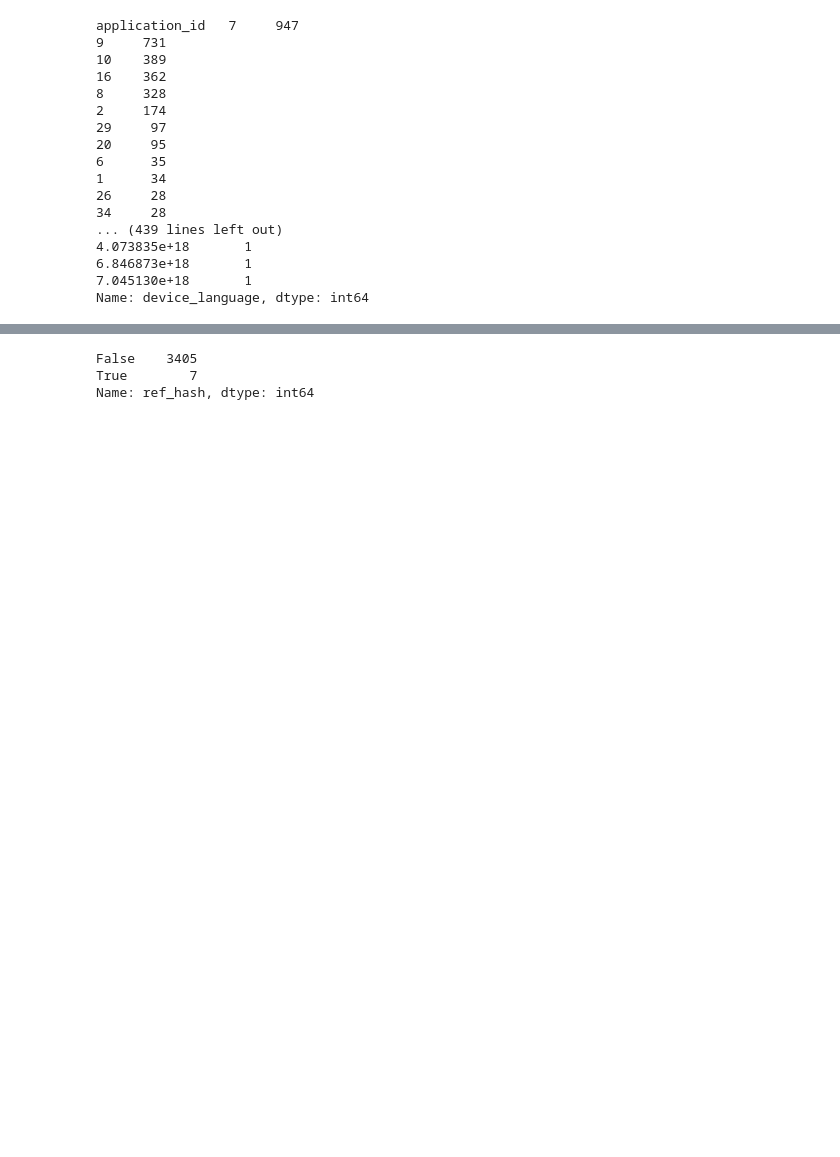
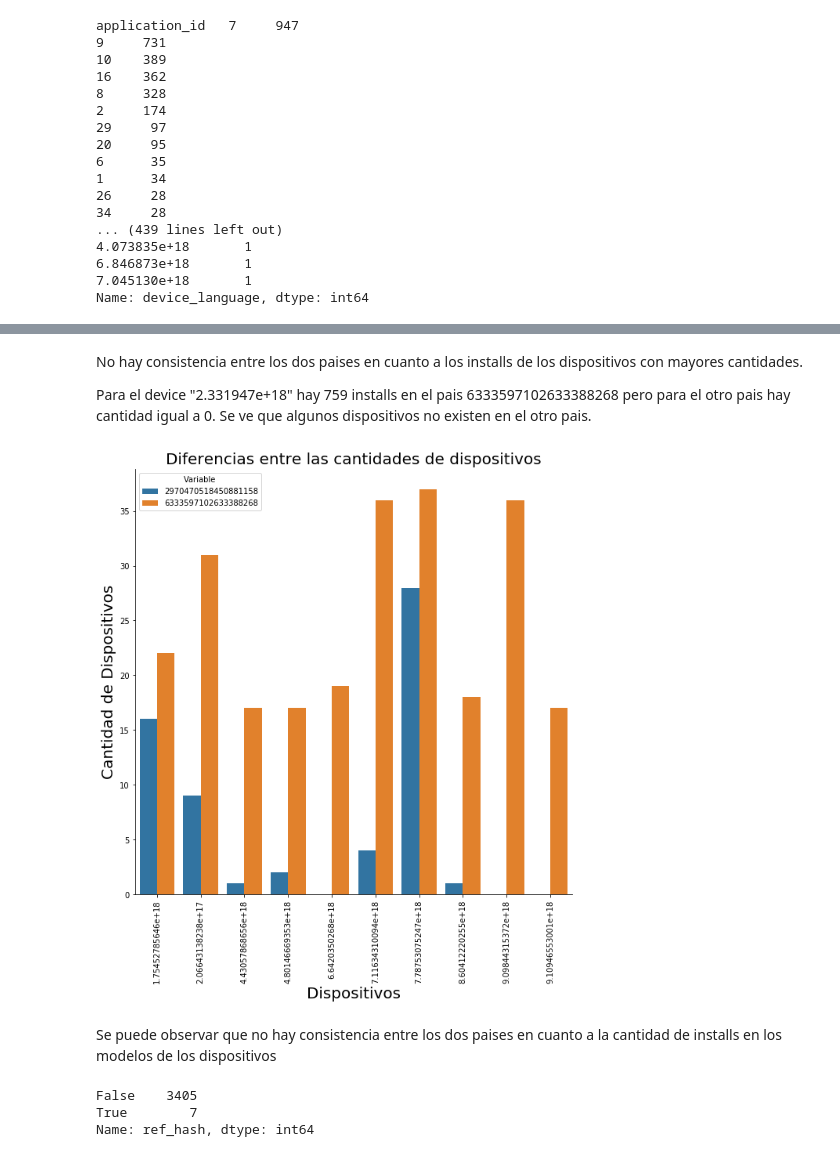
Before and after one commit to MartinRosasSommer/Datos2019, a Jupyter notebook: Analisis 1.ipynb, the cells around one changed output, grey strips where cells are left out. Drawn from its saved outputs; the diff is of its cells as text; code cells hidden in the pictures; blank space fills up the shorter version.

```diff
--- a/Analisis 1.ipynb
+++ b/Analisis 1.ipynb
@@ -325,3 +669,36 @@ memory usage: 433.2+ KB
+# %% [markdown]
+No hay consistencia entre los dos paises en cuanto a los installs de los dispositivos con mayores cantidades.
+
+Para el device "2.331947e+18" hay 759 installs en el pais 6333597102633388268 pero para el otro pais hay cantidad igual a 0. Se ve que algunos dispositivos no existen en el otro pais.
+# %%
+#top_10.device_model = top_10.device_model.astype(str)
+top_10 = join_countrys.sort_values(ascending=False,by="6333597102633388268").head(11)
+top_10 = top_10.loc[top_10.device_model != "2.33194661091e+18"]
+
+
+#SE SACÓ el que tiene mas diferencias porque el grafico si no iba a mostrar las diferencias entre los demas dispositivos....
+#No se iba a entender del todo
+# %%
+fig, ax1 = plt.subplots(figsize=(10, 10))
+tidy = (
+    top_10.set_index('device_model')
+      .stack()  # un-pivots the data
+      .reset_index()  # moves all data out of the index
+      .rename(columns={'level_1': 'Variable', 0: 'Value'})
+)
+g = sns.barplot(x='device_model', y='Value', hue='Variable', data=tidy, ax=ax1, orient="v")
+for item in g.get_xticklabels():
+    item.set_rotation(90)
+
+g.set_title("Diferencias entre las cantidades de dispositivos", fontsize=20)
+g.set_xlabel("Dispositivos", fontsize=20)
+g.set_ylabel("Cantidad de Dispositivos", fontsize=20)
+
+sns.despine(fig)
+# %% [output]
+[figure, added]
+# %% [markdown]
+Se puede observar que no hay consistencia entre los dos paises en cuanto a la cantidad de installs en los modelos de los dispositivos
 # %%
 #solo 7 de los clicks coinciden en ref hash con installs. el resto de los installs no fueron nuestros
 # %%
```
Also changed, not shown: parts of 49 cells of this notebook, 1 other file.
